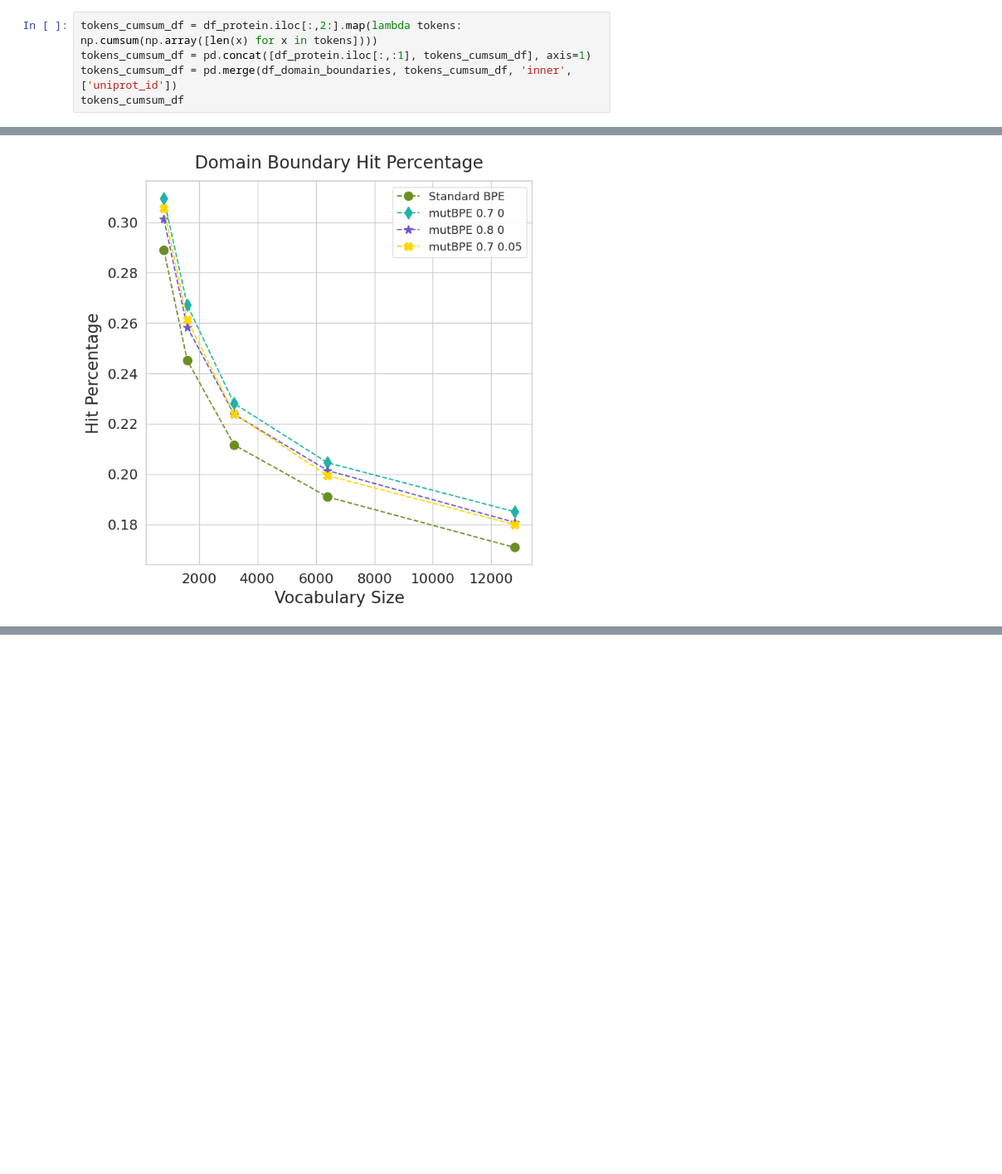
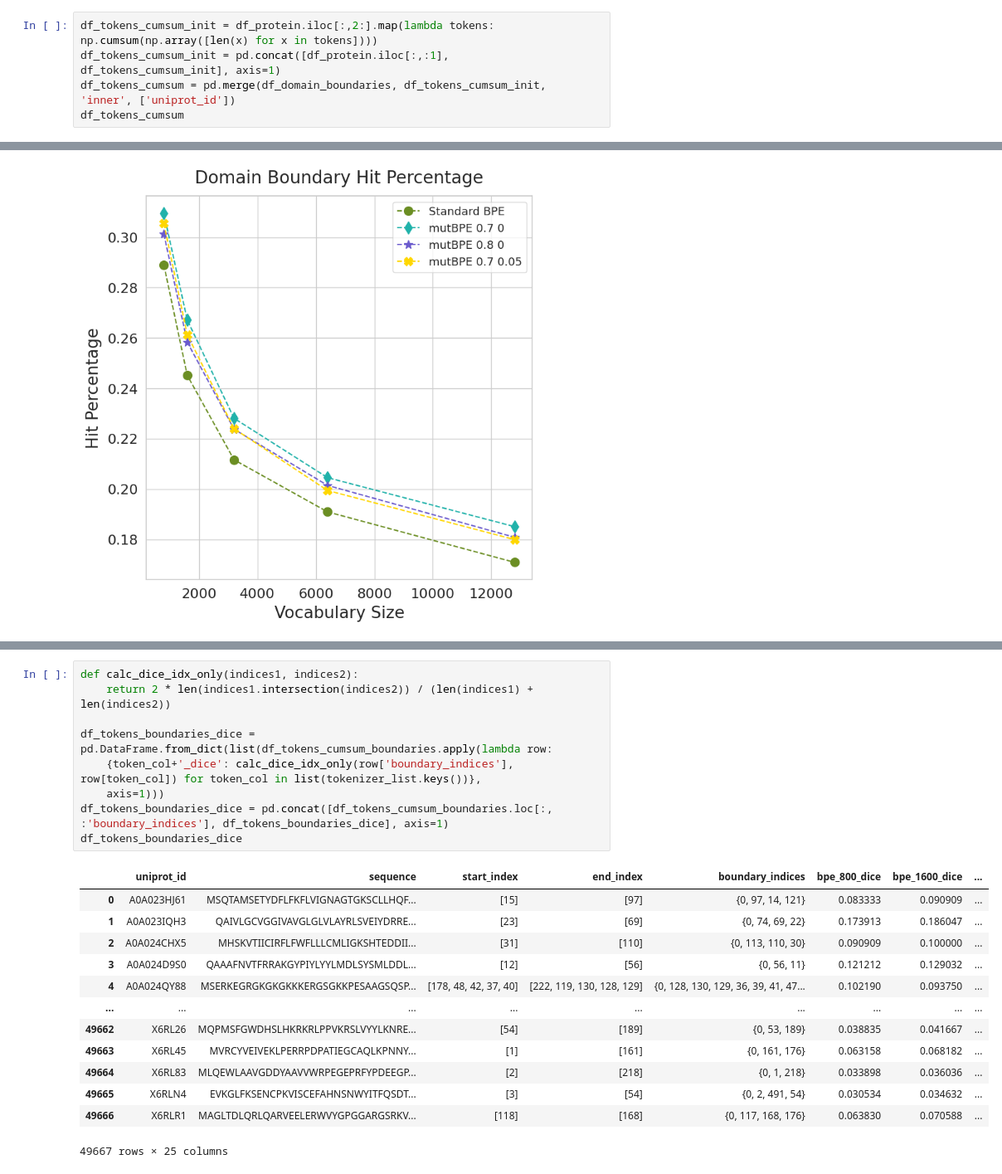
Before and after one commit to boun-tabi-lifelu/evolutionary-subword-tokenization, a Jupyter notebook: Prog/linguistic_laws_meet_protein_sequences.ipynb, the cells around one changed output, grey strips where cells are left out. Shown at 83% size. Cells and saved outputs as stored; diff of their text form; blank space fills up the shorter version.

```diff
--- a/Prog/linguistic_laws_meet_protein_sequences.ipynb
+++ b/Prog/linguistic_laws_meet_protein_sequences.ipynb
@@ -733,10 +733,10 @@ df_domain_boundaries
 | 192058 | X6RLR1 | MAGLTDLQRLQARVEELERWVYGPGGARGSRKV... | 118 | 168 | ted |
 120460 rows × 5 columns
 # %%
-tokens_cumsum_df = df_protein.iloc[:,2:].map(lambda tokens: np.cumsum(np.array([len(x) for x in tokens])))
-tokens_cumsum_df = pd.concat([df_protein.iloc[:,:1], tokens_cumsum_df], axis=1)
-tokens_cumsum_df = pd.merge(df_domain_boundaries, tokens_cumsum_df, 'inner', ['uniprot_id'])
-tokens_cumsum_df
+df_tokens_cumsum_init = df_protein.iloc[:,2:].map(lambda tokens: np.cumsum(np.array([len(x) for x in tokens])))
+df_tokens_cumsum_init = pd.concat([df_protein.iloc[:,:1], df_tokens_cumsum_init], axis=1)
+df_tokens_cumsum = pd.merge(df_domain_boundaries, df_tokens_cumsum_init, 'inner', ['uniprot_id'])
+df_tokens_cumsum
 # %% [output]
 |  | uniprot_id | sequence | start_index | end_index | source | bpe_800 | bpe_1600 | bpe_3200 | bpe_6400 | ... |
 | 0 | A0A087WZT3 | MELSAEYLREKLQRDLEAEHVLPSPGGVGQVRG... | 69 | 152 | ted | [1, 3, 5, 8, 9, 12, 14, 16, 18, 2... | [3, 5, 8, 9, 12, 14, 16, 18, 20, ... | [3, 5, 8, 12, 14, 16, 18, 20, 22,... | [3, 5, 8, 12, 14, 18, 20, 22, 25,... | ... |
@@ -801,0 +836,23 @@ plt.show()
+# %%
+def calc_dice_idx_only(indices1, indices2):
+    return 2 * len(indices1.intersection(indices2)) / (len(indices1) + len(indices2))
+
+df_tokens_boundaries_dice = pd.DataFrame.from_dict(list(df_tokens_cumsum_boundaries.apply(lambda row:
+    {token_col+'_dice': calc_dice_idx_only(row['boundary_indices'], row[token_col]) for token_col in list(tokenizer_list.keys())},
+    axis=1)))
+df_tokens_boundaries_dice = pd.concat([df_tokens_cumsum_boundaries.loc[:, :'boundary_indices'], df_tokens_boundaries_dice], axis=1)
+df_tokens_boundaries_dice
+# %% [output]
+|  | uniprot_id | sequence | start_index | end_index | boundary_indices | bpe_800_dice | bpe_1600_dice | ... |
+| 0 | A0A023HJ61 | MSQTAMSETYDFLFKFLVIGNAGTGKSCLLHQF... | [15] | [97] | {0, 97, 14, 121} | 0.083333 | 0.090909 | ... |
+| 1 | A0A023IQH3 | QAIVLGCVGGIVAVGLGLVLAYRLSVEIYDRRE... | [23] | [69] | {0, 74, 69, 22} | 0.173913 | 0.186047 | ... |
+| 2 | A0A024CHX5 | MHSKVTIICIRFLFWFLLLCMLIGKSHTEDDII... | [31] | [110] | {0, 113, 110, 30} | 0.090909 | 0.100000 | ... |
+| 3 | A0A024D9S0 | QAAAFNVTFRRAKGYPIYLYYLMDLSYSMLDDL... | [12] | [56] | {0, 56, 11} | 0.121212 | 0.129032 | ... |
+| 4 | A0A024QY88 | MSERKEGRGKGKGKKKERGSGKKPESAAGSQSP... | [178, 48, 42, 37, 40] | [222, 119, 130, 128, 129] | {0, 128, 130, 129, 36, 39, 41, 47... | 0.102190 | 0.093750 | ... |
+| ... | ... | ... | ... | ... | ... | ... | ... | ... |
+| 49662 | X6RL26 | MQPMSFGWDHSLHKRKRLPPVKRSLVYYLKNRE... | [54] | [189] | {0, 53, 189} | 0.038835 | 0.041667 | ... |
+| 49663 | X6RL45 | MVRCYVEIVEKLPERRPDPATIEGCAQLKPNNY... | [1] | [161] | {0, 161, 176} | 0.063158 | 0.068182 | ... |
+| 49664 | X6RL83 | MLQEWLAAVGDDYAAVVWRPEGEPRFYPDEEGP... | [2] | [218] | {0, 1, 218} | 0.033898 | 0.036036 | ... |
+| 49665 | X6RLN4 | EVKGLFKSENCPKVISCEFAHNSNWYITFQSDT... | [3] | [54] | {0, 2, 491, 54} | 0.030534 | 0.034632 | ... |
+| 49666 | X6RLR1 | MAGLTDLQRLQARVEELERWVYGPGGARGSRKV... | [118] | [168] | {0, 117, 168, 176} | 0.063830 | 0.070588 | ... |
+49667 rows × 25 columns
```
Also changed, not shown: parts of 5 cells of this notebook.
